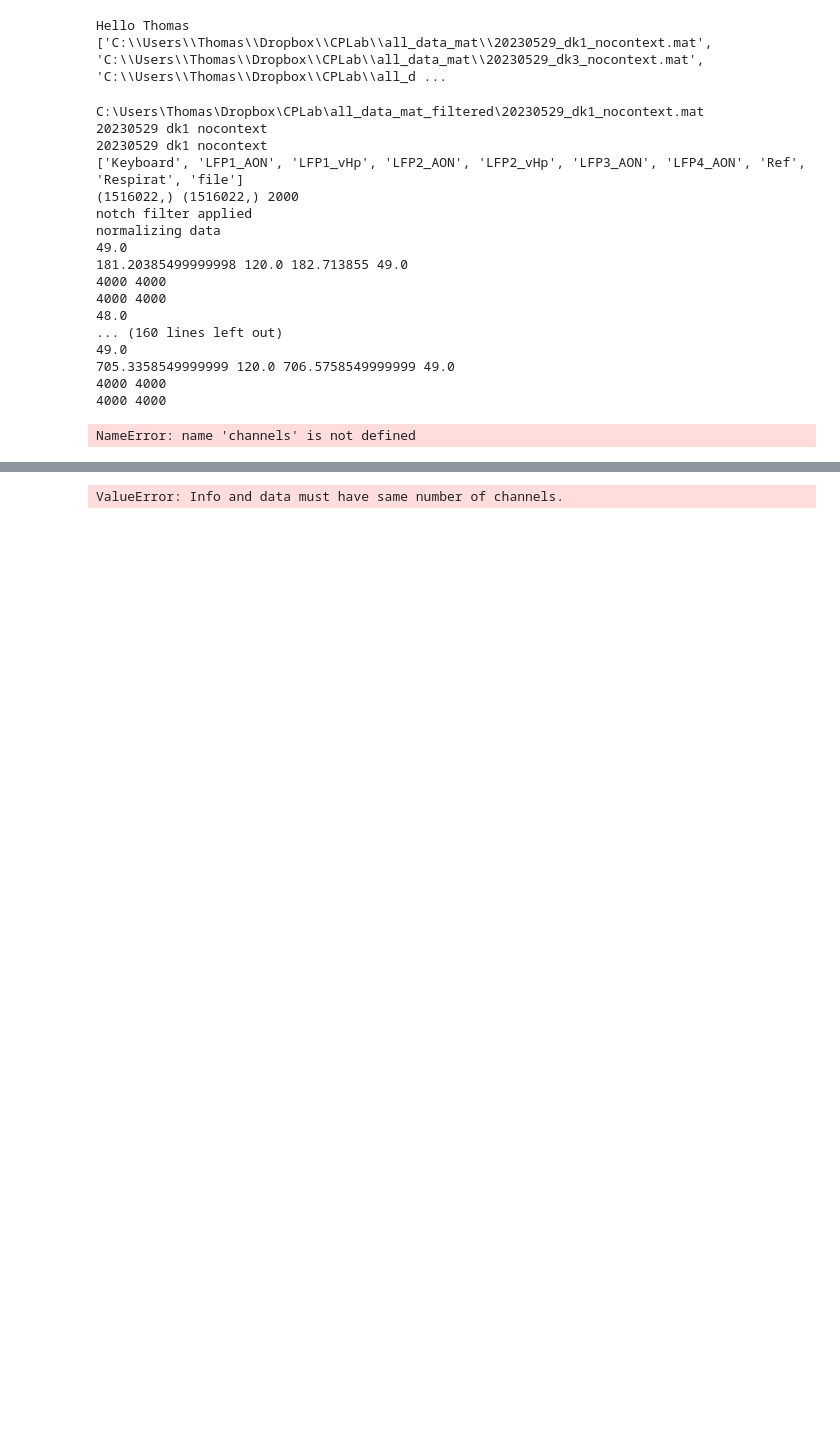
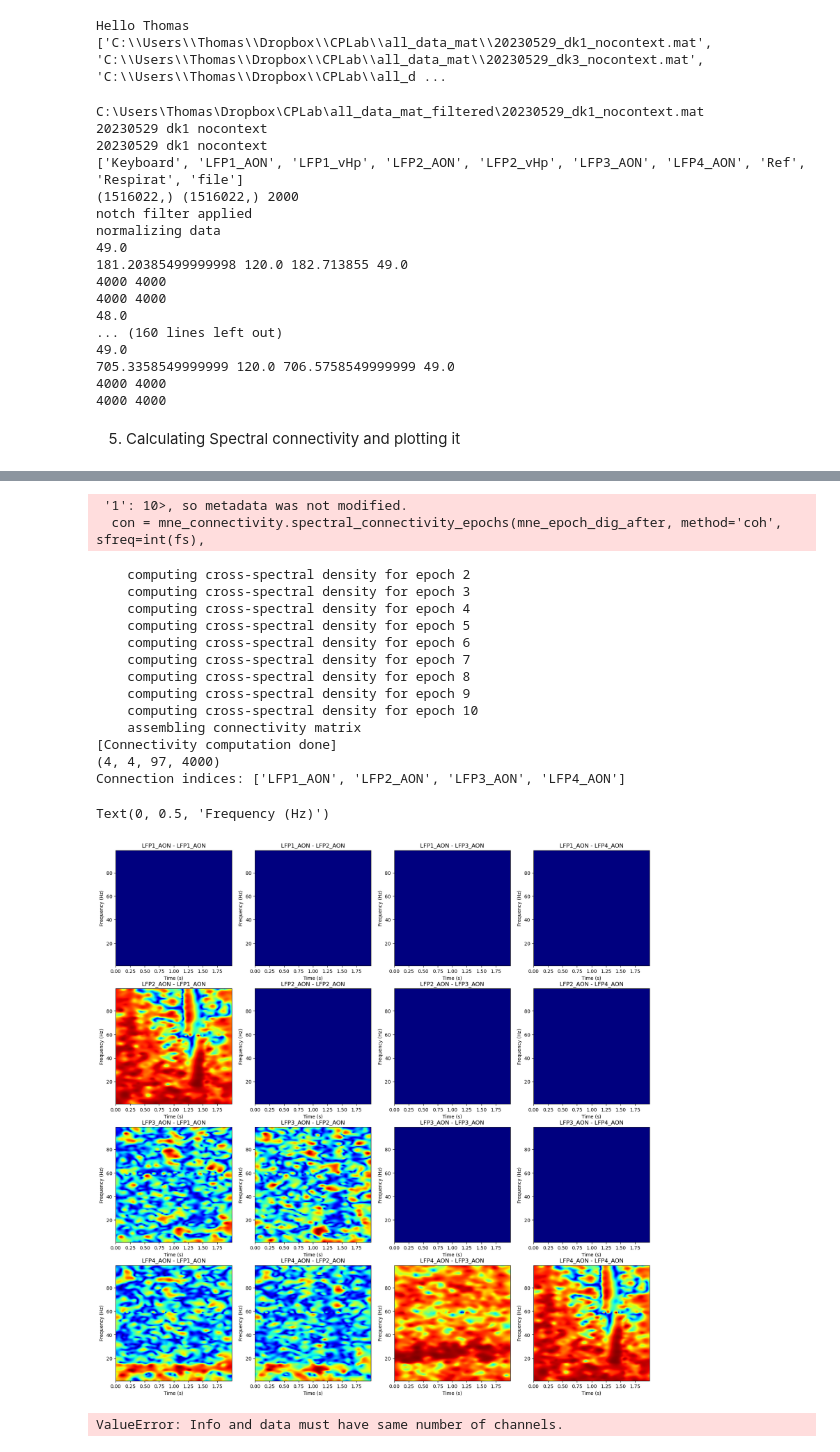
Before and after one commit to namanagrawal97/cpl_analysis_naman, a Jupyter notebook: 03_coherence_using_mne.ipynb, the cells around one changed output, grey strips where cells are left out. Drawn from its saved outputs; the diff is of its cells as text; code cells hidden in the pictures; blank space fills up the shorter version.

```diff
--- a/03_coherence_using_mne.ipynb
+++ b/03_coherence_using_mne.ipynb
@@ -95,14 +160,14 @@ for file in files:
         events_times = np.array(events['times'][0])
         events_codes_all[base_name] = events_codes
         epochs = functions.generate_epochs_with_first_event(events_codes, events_times)
-        lfp_channels=[x for x in channels if 'AON' in x ]
+        aon_lfp_channels=[x for x in channels if 'AON' in x ]
 
-        mne_epoch_door_before=np.zeros((len(epochs),len(lfp_channels),4000))
-        mne_epoch_door_after=np.zeros((len(epochs),len(lfp_channels),4000))
-        mne_epoch_dig_before=np.zeros((len(epochs),len(lfp_channels),4000))
-        mne_epoch_dig_after=np.zeros((len(epochs),len(lfp_channels),4000))
+        mne_epoch_door_before=np.zeros((len(epochs),len(aon_lfp_channels),4000))
+        mne_epoch_door_after=np.zeros((len(epochs),len(aon_lfp_channels),4000))
+        mne_epoch_dig_before=np.zeros((len(epochs),len(aon_lfp_channels),4000))
+        mne_epoch_dig_after=np.zeros((len(epochs),len(aon_lfp_channels),4000))
         first_event = events_times[0]
-        for channel_num,channeli in enumerate(lfp_channels):
+        for channel_num,channeli in enumerate(aon_lfp_channels):
             if "AON" in channeli or "vHp" in channeli:
                 channel_id = channeli
                 data_all = f[channeli]
@@ -150,7 +215,3 @@ normalizing data
 705.3358549999999 120.0 706.5758549999999 49.0
 4000 4000
 4000 4000
-# %%
-lfp_channels = [x for x in channels if 'AON' in x or 'vHp' in x]
-# %% [output]
-NameError: name 'channels' is not defined
@@ -158,0 +218,39 @@ NameError: name 'channels' is not defined
+# %% [markdown]
+5. Calculating Spectral connectivity and plotting it
+# %%
+fs=2000
+freqs = np.arange(1,100)
+n_cycles = freqs/2
+info = mne.create_info(ch_names=aon_lfp_channels, sfreq=fs, ch_types='eeg')
+mne_epoch_door_before = mne.EpochsArray(mne_epoch_door_before, info)
+mne_epoch_door_after= mne.EpochsArray(mne_epoch_door_after, info)
+mne_epoch_dig_before = mne.EpochsArray(mne_epoch_dig_before, info)
+mne_epoch_dig_after = mne.EpochsArray(mne_epoch_dig_after, info)
+
+con = mne_connectivity.spectral_connectivity_epochs(mne_epoch_dig_after, method='coh', sfreq=int(fs),
+                                                   mode='cwt_morlet', cwt_freqs=freqs,
+                                                   cwt_n_cycles=n_cycles, verbose=True)
+
+coh = con.get_data(output='dense')
+
+
+print(coh.shape)
+
+# Access the connection indices
+indices = con.names
+print("Connection indices:", indices)
+fig, axs = plt.subplots(4,4 , figsize=(20, 20))
+
+for i in range(4):
+    for j in range(4):
+        axs[i,j].imshow(np.squeeze(coh[i,j,:,:]), extent=[times[0], times[-1], freqs[0], freqs[-1]],
+           aspect='auto', origin='lower', cmap='jet')
+        axs[i,j].set_xlabel('Time (s)')
+        axs[i,j].set_ylabel('Frequency (Hz)')
+        axs[i,j].set_title('{} - {}'.format(aon_lfp_channels[i], aon_lfp_channels[j]))
+
+plt.imshow(np.squeeze(coh[1,0,:,:]), extent=[times[0], times[-1], freqs[0], freqs[-1]],
+           aspect='auto', origin='lower', cmap='jet')
+plt.xlabel('Time (s)')
+plt.ylabel('Frequency (Hz)')
+# %% [output]
@@ -159,3 +274,20 @@ NameError: name 'channels' is not defined
+ '1': 10>, so metadata was not modified.
+  con = mne_connectivity.spectral_connectivity_epochs(mne_epoch_dig_after, method='coh', sfreq=int(fs),
+    computing cross-spectral density for epoch 2
+    computing cross-spectral density for epoch 3
+    computing cross-spectral density for epoch 4
+    computing cross-spectral density for epoch 5
+    computing cross-spectral density for epoch 6
+    computing cross-spectral density for epoch 7
+    computing cross-spectral density for epoch 8
+    computing cross-spectral density for epoch 9
+    computing cross-spectral density for epoch 10
+    assembling connectivity matrix
+[Connectivity computation done]
+(4, 4, 97, 4000)
+Connection indices: ['LFP1_AON', 'LFP2_AON', 'LFP3_AON', 'LFP4_AON']
+Text(0, 0.5, 'Frequency (Hz)')
+[figure, added]
 # %%
 from sklearn.preprocessing import StandardScaler
 
```
Also changed, not shown: parts of 14 cells of this notebook.
